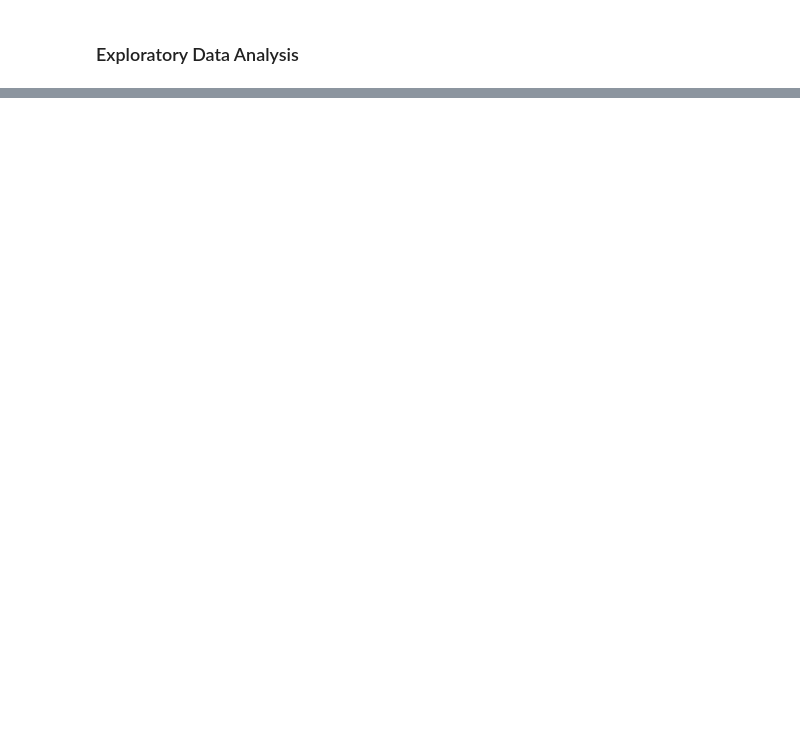
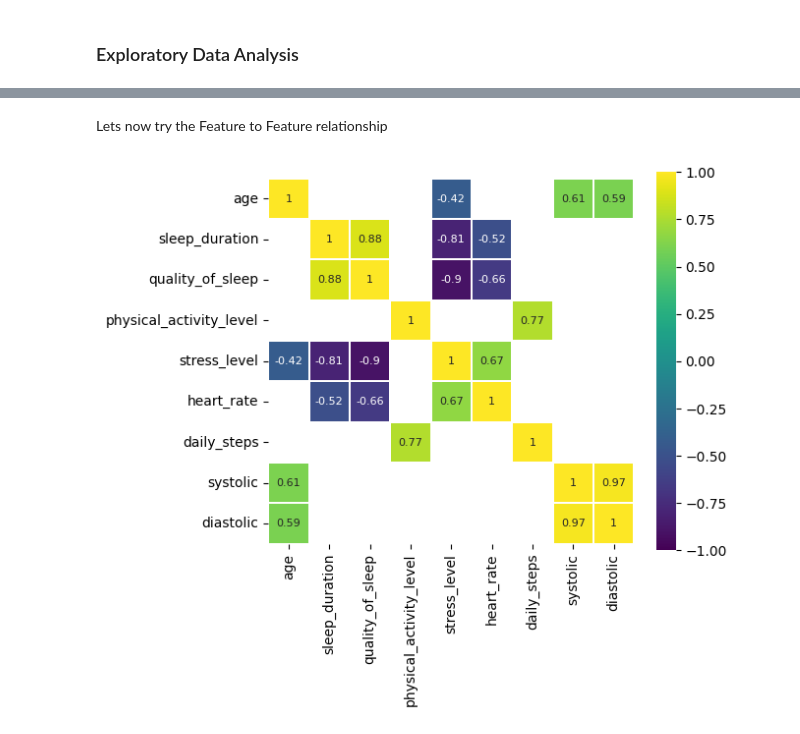
Before and after one commit to eadka/sleep-health-predictor, a Jupyter notebook: notebooks/notebook.ipynb, the cells around one changed output, grey strips where cells are left out. Cells and saved outputs as stored; diff of their text form; code cells hidden in the pictures; blank space fills up the shorter version.

```diff
--- a/notebooks/notebook.ipynb
+++ b/notebooks/notebook.ipynb
@@ -149,0 +157,2 @@ numerical, categorical
+# %%
+df_num = df[numerical]
@@ -149,0 +174,11 @@ numerical, categorical
+# %% [markdown]
+Lets now try the Feature to Feature relationship
+# %%
+corr = df_num.corr()
+plt.figure(figsize=(6,5))
+
+sns.heatmap(corr[(corr >= 0.5) | (corr <= -0.4)],
+            cmap='viridis', vmax=1.0, vmin=-1.0, linewidths=0.1,
+            annot=True, annot_kws={"size": 8}, square=True);
+# %% [output]
+[figure, added]
```
Also changed, not shown: parts of 9 cells of this notebook.
